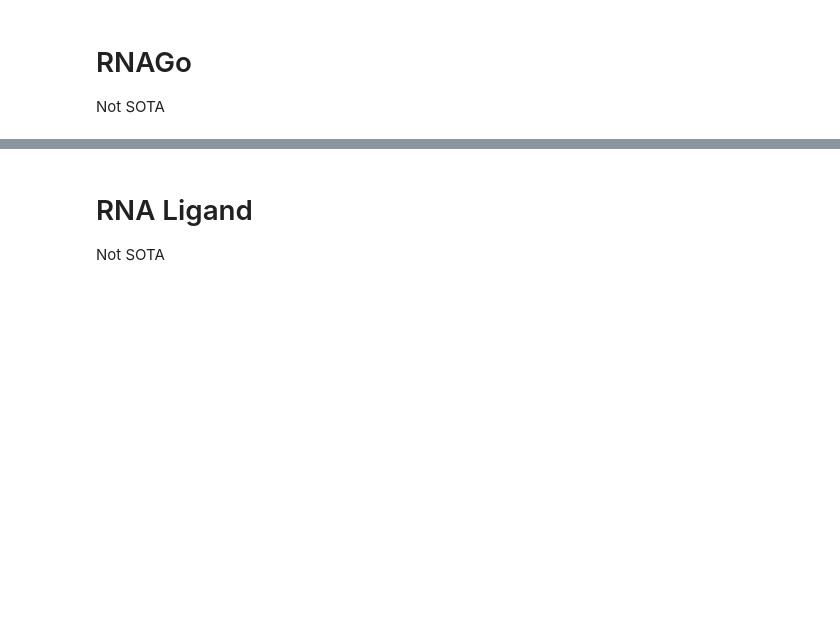
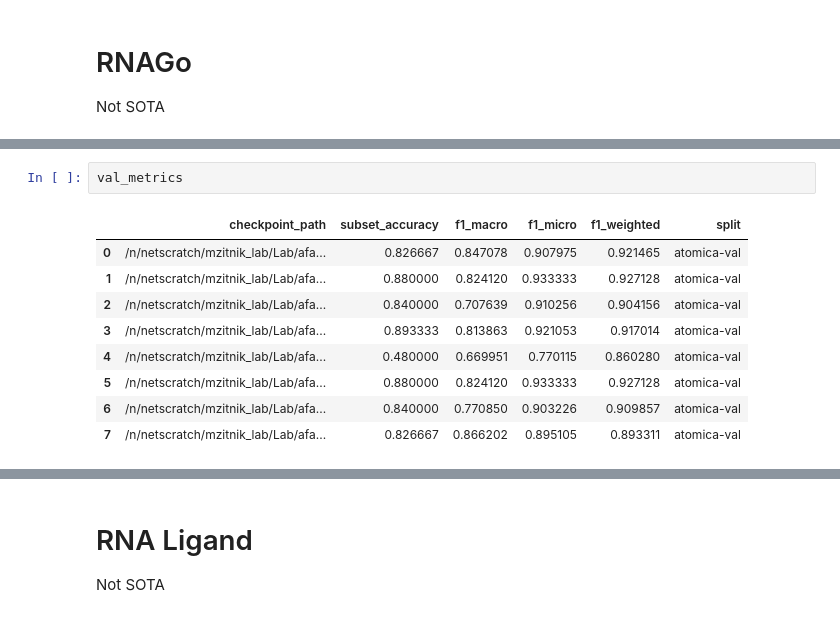
Before and after one commit to mims-harvard/ATOMICA, a Jupyter notebook: case_studies/rnaglib_tasks/inference.ipynb, the cells around one changed output, grey strips where cells are left out. Saved outputs shown, nothing was run; the diff lists cells and outputs as text; blank space fills up the shorter version.

```diff
--- a/case_studies/rnaglib_tasks/inference.ipynb
+++ b/case_studies/rnaglib_tasks/inference.ipynb
@@ -278,0 +323,12 @@ MultilabelMetricsResult(subset_accuracy=0.48, f1_macro=0.6730598290598291, f1_mi
+# %%
+val_metrics
+# %% [output]
+|  | checkpoint_path | subset_accuracy | f1_macro | f1_micro | f1_weighted | split |
+| 0 | /n/netscratch/mzitnik_lab/Lab/afa... | 0.826667 | 0.847078 | 0.907975 | 0.921465 | atomica-val |
+| 1 | /n/netscratch/mzitnik_lab/Lab/afa... | 0.880000 | 0.824120 | 0.933333 | 0.927128 | atomica-val |
+| 2 | /n/netscratch/mzitnik_lab/Lab/afa... | 0.840000 | 0.707639 | 0.910256 | 0.904156 | atomica-val |
+| 3 | /n/netscratch/mzitnik_lab/Lab/afa... | 0.893333 | 0.813863 | 0.921053 | 0.917014 | atomica-val |
+| 4 | /n/netscratch/mzitnik_lab/Lab/afa... | 0.480000 | 0.669951 | 0.770115 | 0.860280 | atomica-val |
+| 5 | /n/netscratch/mzitnik_lab/Lab/afa... | 0.880000 | 0.824120 | 0.933333 | 0.927128 | atomica-val |
+| 6 | /n/netscratch/mzitnik_lab/Lab/afa... | 0.840000 | 0.770850 | 0.903226 | 0.909857 | atomica-val |
+| 7 | /n/netscratch/mzitnik_lab/Lab/afa... | 0.826667 | 0.866202 | 0.895105 | 0.893311 | atomica-val |
```
Also changed, not shown: parts of 22 cells of this notebook, 9 other files.
